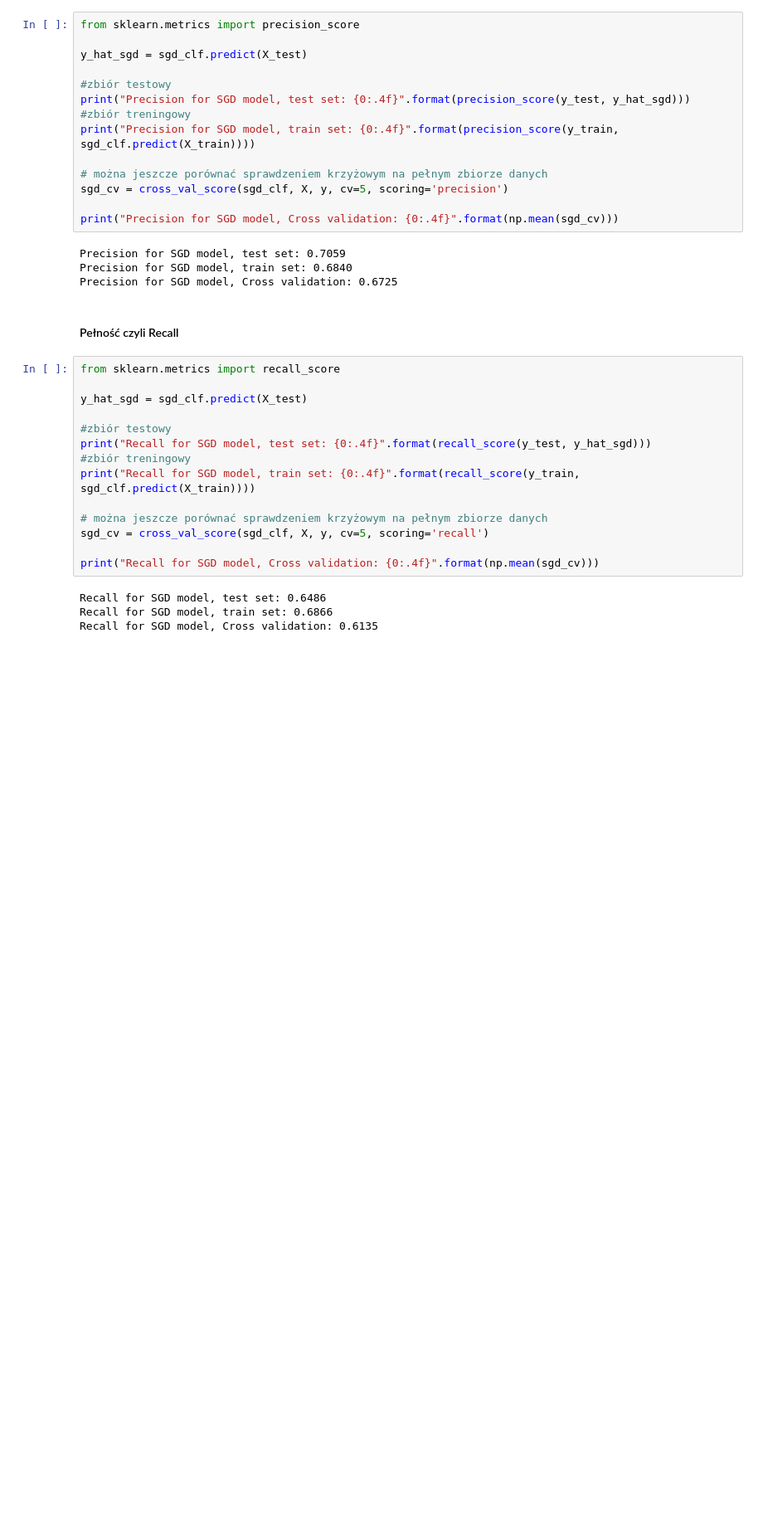
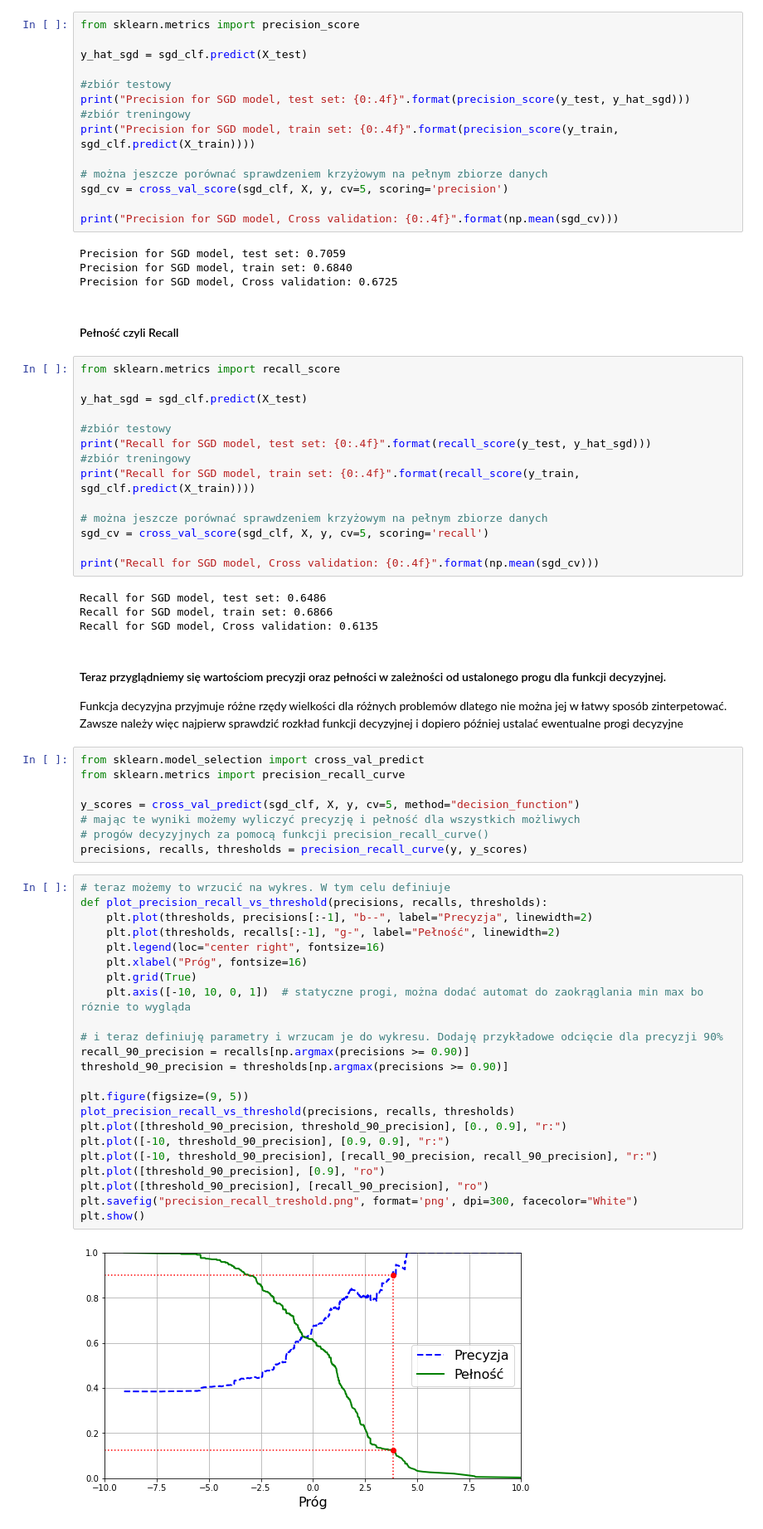
Before and after one commit to krisz17/performance_measure, a Jupyter notebook: Measure_performance.ipynb, the cells around one changed output. Shown: that part at 83% size. Saved outputs shown, nothing was run; the diff lists cells and outputs as text; blank space fills up the shorter version.

```diff
--- a/Measure_performance.ipynb
+++ b/Measure_performance.ipynb
@@ -290,3 +290,39 @@ print("Recall for SGD model, Cross validation: {0:.4f}".format(np.mean(sgd_cv)))
 Recall for SGD model, test set: 0.6486
 Recall for SGD model, train set: 0.6866
 Recall for SGD model, Cross validation: 0.6135
+# %% [markdown]
+#### Teraz przyglądniemy się wartościom precyzji oraz pełności w zależności od ustalonego progu dla funkcji decyzyjnej.
+Funkcja decyzyjna przyjmuje różne rzędy wielkości dla różnych problemów dlatego nie można jej w łatwy sposób zinterpetować. Zawsze należy więc najpierw sprawdzić rozkład funkcji decyzyjnej i dopiero później ustalać ewentualne progi decyzyjne
+# %%
+from sklearn.model_selection import cross_val_predict
+from sklearn.metrics import precision_recall_curve
+
+y_scores = cross_val_predict(sgd_clf, X, y, cv=5, method="decision_function")
+# mając te wyniki możemy wyliczyć precyzję i pełność dla wszystkich możliwych
+# progów decyzyjnych za pomocą funkcji precision_recall_curve()
+precisions, recalls, thresholds = precision_recall_curve(y, y_scores)
+# %%
+# teraz możemy to wrzucić na wykres. W tym celu definiuje
+def plot_precision_recall_vs_threshold(precisions, recalls, thresholds):
+    plt.plot(thresholds, precisions[:-1], "b--", label="Precyzja", linewidth=2)
+    plt.plot(thresholds, recalls[:-1], "g-", label="Pełność", linewidth=2)
+    plt.legend(loc="center right", fontsize=16)
+    plt.xlabel("Próg", fontsize=16)
+    plt.grid(True)
+    plt.axis([-10, 10, 0, 1])  # statyczne progi, można dodać automat do zaokrąglania min max bo róznie to wygląda
+
+# i teraz definiuję parametry i wrzucam je do wykresu. Dodaję przykładowe odcięcie dla precyzji 90%
+recall_90_precision = recalls[np.argmax(precisions >= 0.90)]
+threshold_90_precision = thresholds[np.argmax(precisions >= 0.90)]
+
+plt.figure(figsize=(9, 5))
+plot_precision_recall_vs_threshold(precisions, recalls, thresholds)
+plt.plot([threshold_90_precision, threshold_90_precision], [0., 0.9], "r:")
+plt.plot([-10, threshold_90_precision], [0.9, 0.9], "r:")
+plt.plot([-10, threshold_90_precision], [recall_90_precision, recall_90_precision], "r:")
+plt.plot([threshold_90_precision], [0.9], "ro")
+plt.plot([threshold_90_precision], [recall_90_precision], "ro")
+plt.savefig("precision_recall_treshold.png", format='png', dpi=300, facecolor="White")
+plt.show()
+# %% [output]
+[figure, added]
```
Also changed, not shown: parts of 5 cells of this notebook, 1 other file.
